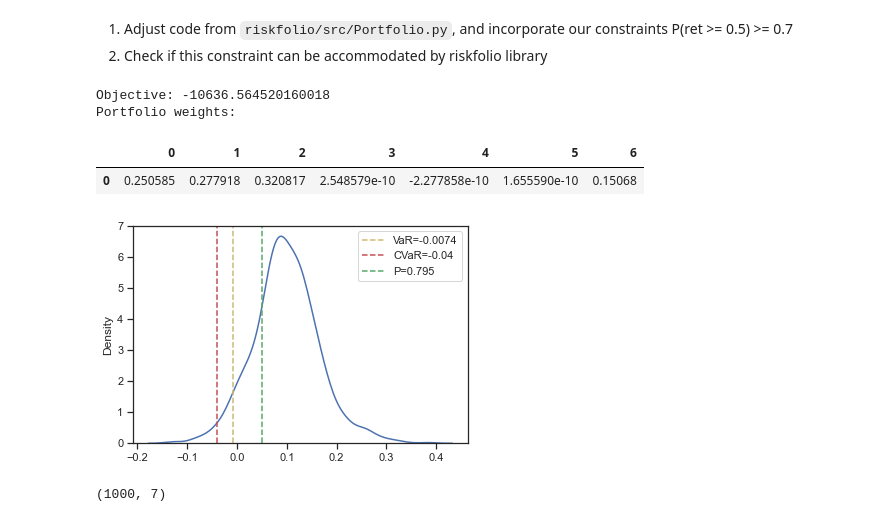
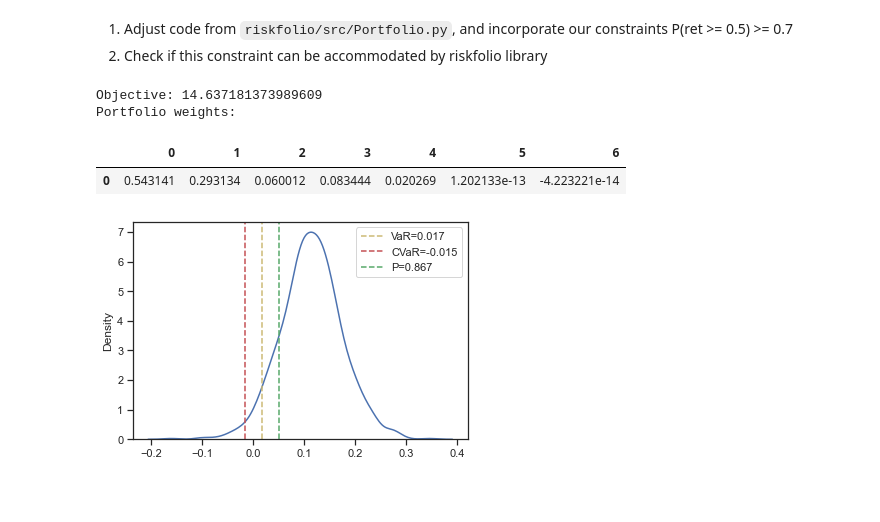
Before and after one commit to starovoitovs/defi, a Jupyter notebook: generator_cvar.ipynb, the cells around one changed output. Drawn from its saved outputs; the diff is of its cells as text; code cells hidden in the pictures; blank space fills up the shorter version.

Commit message:
Gaussian constraint via SOC

```diff
--- a/generator_cvar.ipynb
+++ b/generator_cvar.ipynb
@@ -218,59 +198,51 @@ Portfolio weights:
 import cvxpy as cp
 import numpy as np
 
-# returns = log_ret
-returns = x_T
+returns = log_ret
 alpha = 0.05
 
 n_returns, n_assets = returns.shape
 
-weights = cp.Variable((n_assets, 1))
-k = cp.Variable((1, 1))
-var = cp.Variable((1, 1))
-Z1 = cp.Variable((n_returns, 1))
-log_w = cp.Variable((n_assets, 1))
+weights = cp.Variable((n_assets,))
+X = returns @ weights
 
-# X = returns @ weights
-X = cp.log(returns @ weights)
-cvar = var + 1 / (alpha * n_returns) * cp.sum(Z1)
+Z = cp.Variable((n_returns,))
+var = cp.Variable((1,))
+cvar = var + 1 / (alpha * n_returns) * cp.sum(Z)
 
-constraints = [
-    # rb.T @ cp.log(w) >= 1,
-    np.ones((1, n_assets)) @ log_w >= 1,
-    cp.ExpCone(log_w * 1000, np.ones((n_assets, 1)) * 1000, weights * 1000),
-    weights * 1000 >= 0,
-    cp.sum(weights) * 1000 == k * 1000,
-]
+constraints = [cp.sum(weights) == 1., weights <= 1., weights * 1000 >= 0]
 
 # CVaR constraints
-constraints += [Z1 * 1000 >= 0, Z1 * 1000 >= -X * 1000 - var * 1000]
+constraints += [Z * 1000 >= 0, Z * 1000 >= -X * 1000 - var * 1000]
 
 # lower bound: average of emp cdf:
 # might not be a valid constraint!
 emp_cdf_005 = np.mean(log_ret >= 0.05, axis=0)
-constraints += [emp_cdf_005 @ weights * 1000 >= k * 0.7 * 1000]
+constraints += [emp_cdf_005 @ weights * 1000 >= 0.8 * 1000]
 
 # naive idea for the return constraint:
 # constraints += [cp.sum(returns @ weights >= 0.05) >= 0.7 * n_returns]
+
+# normal approximation
+mean_assets, cov_assets = df.mean().to_numpy(), df.cov().to_numpy()
 
 objective = cp.Minimize(cvar * 1000)
 
 # possible solvers: "ECOS", "SCS", "OSQP", "CVXOPT"
 prob = cp.Problem(objective, constraints)
-result = prob.solve(solver="SCS")
+result = prob.solve(solver="ECOS")
 
 print(f"Objective: {result}")
 
-portfolio_weights = (weights.value / k.value).T[0]
-portfolio_returns = np.log(returns @ portfolio_weights)
-# portfolio_returns = returns @ portfolio_weights
+portfolio_weights = weights.value
+portfolio_returns = returns @ portfolio_weights
 
 print("Portfolio weights:")
 display(pd.DataFrame(portfolio_weights).T)
 plot_hist(portfolio_returns)
 # %% [output]
-Objective: -10636.564520160018
+Objective: 14.637181373989609
 Portfolio weights:
 |  | 0 | 1 | 2 | 3 | 4 | 5 | 6 |
-| 0 | 0.250585 | 0.277918 | 0.320817 | 2.548579e-10 | -2.277858e-10 | 1.655590e-10 | 0.15068 |
+| 0 | 0.543141 | 0.293134 | 0.060012 | 0.083444 | 0.020269 | 1.202133e-13 | -4.223221e-14 |
-[figure, old version]
+[figure, new version]
@@ -281,4 +248,0 @@ result
-# %%
-x_T.shape
-# %% [output]
-(1000, 7)
```
Also changed, not shown: parts of 3 cells of this notebook, 3 other files.
